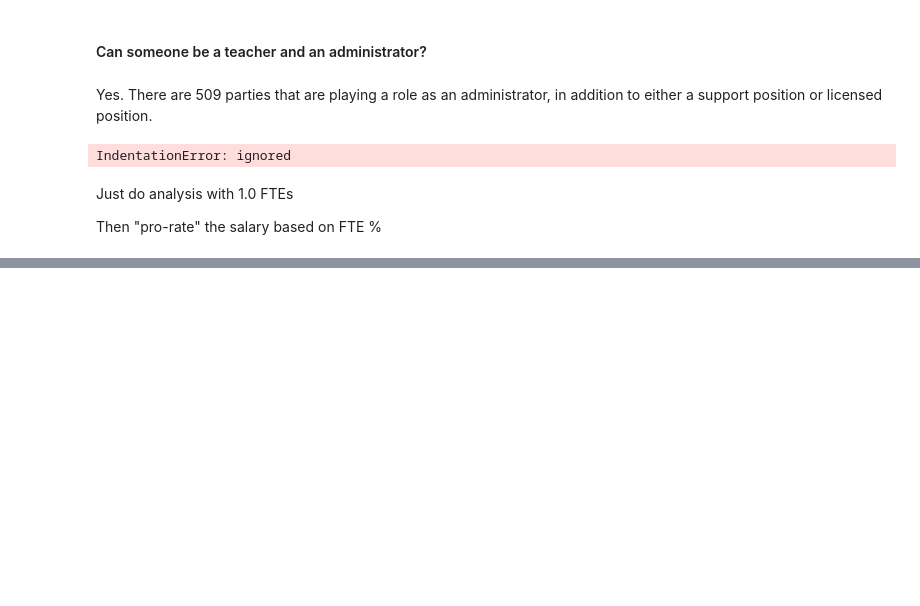
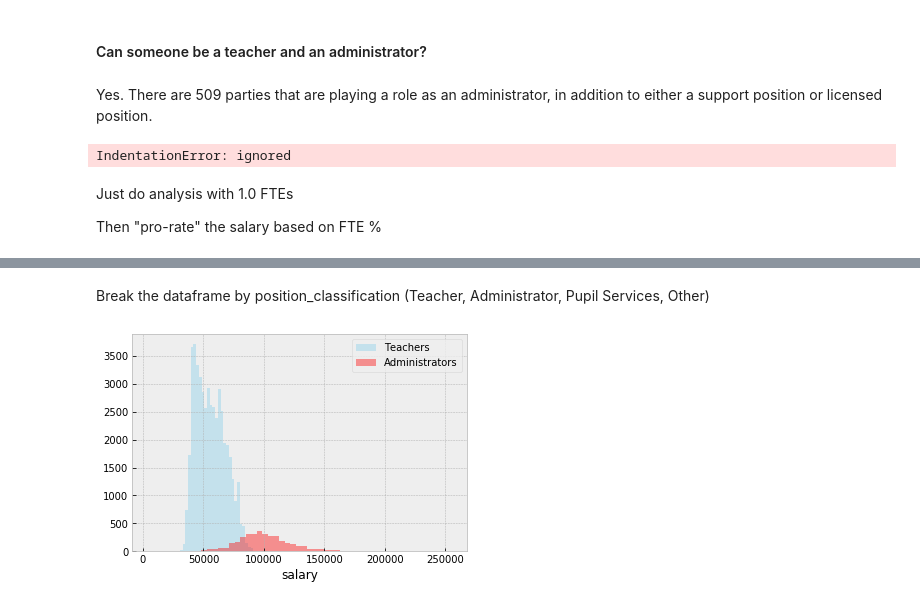
Before and after one commit to j-buss/wi-dpi, a Jupyter notebook: eda/5.0_Analysis.ipynb, the cells around one changed output, grey strips where cells are left out. Saved outputs shown, nothing was run; the diff lists cells and outputs as text; code cells hidden in the pictures; blank space fills up the shorter version.

```diff
--- a/eda/5.0_Analysis.ipynb
+++ b/eda/5.0_Analysis.ipynb
@@ -353,0 +365,27 @@ Then "pro-rate" the salary based on FTE %
+# %%
+regression_v1_select = '''
+SELECT
+  research_id,
+  gender,
+  race_ethnicity_cd,
+  birth_year,
+  contract_high_degree_cd,
+  contract_days,
+  contract_local_experience,
+  contract_total_experience,
+  cesa_num,
+  assignment_fte,
+  assignment_requires_dpi_license,
+  assignment_staff_category_cd,
+  position_classification,
+  assignment_position_cd,
+  assignment_area_cd,
+  assignment_work_school_level_cd,
+  salary
+FROM
+  {}.{}
+WHERE
+  assignment_fte = 1 and salary is not null
+'''.format(refined_dataset_name, '2017_all_staff_report')
+# %%
+df_v1_regression = pd.read_gbq(regression_v1_select, project_id=project_id)
@@ -353,0 +412,15 @@ Then "pro-rate" the salary based on FTE %
+# %% [markdown]
+
+
+Break the dataframe by position_classification (Teacher, Administrator, Pupil Services, Other)
+# %%
+df_v1_regression_teachers = df_v1_regression[df_v1_regression['position_classification']=='Teachers']
+# %%
+df_v1_regression_administrators = df_v1_regression[df_v1_regression['position_classification']=='Administrators']
+# %%
+sns.distplot(df_v1_regression_teachers['salary'],color="skyblue", kde=False, label="Teachers")
+sns.distplot(df_v1_regression_administrators['salary'],color="red", kde=False, label="Administrators")
+plt.legend()
+plt.show()
+# %% [output]
+[figure, added]
```
Also changed, not shown: parts of 10 cells of this notebook.
